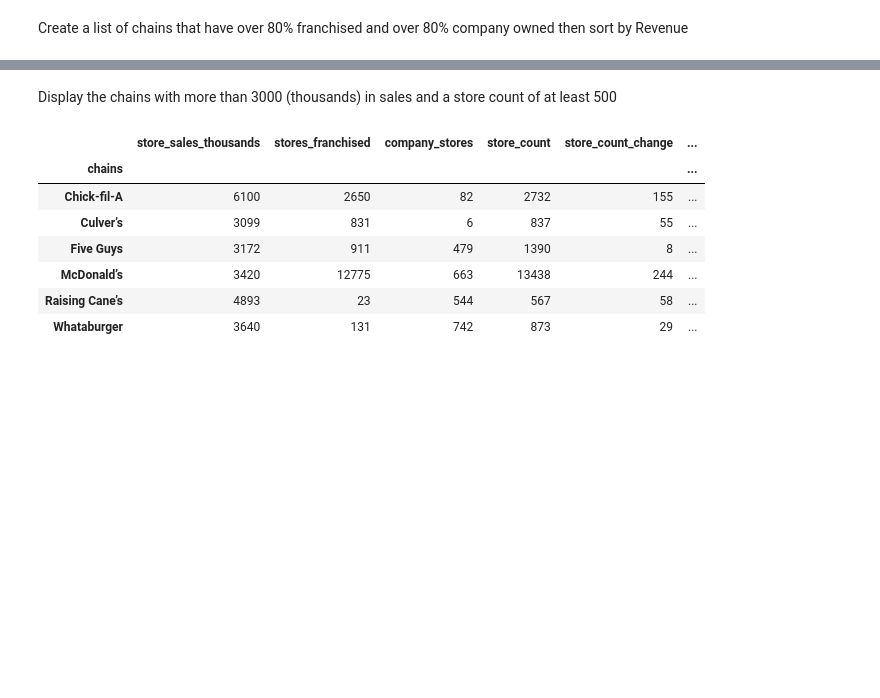
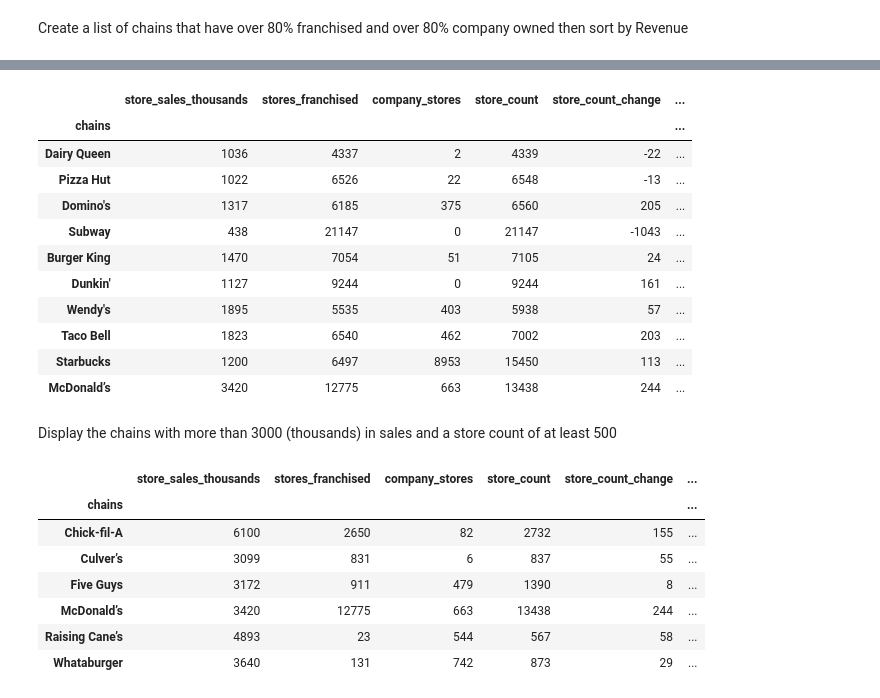
Before and after one commit to JA-Acosta/PandasCourse, a Jupyter notebook: fast_food_notebooks/fast_food_pracitce.ipynb, the cells around one changed output, grey strips where cells are left out. Cells and saved outputs as stored; diff of their text form; code cells hidden in the pictures; blank space fills up the shorter version.

```diff
--- a/fast_food_notebooks/fast_food_pracitce.ipynb
+++ b/fast_food_notebooks/fast_food_pracitce.ipynb
@@ -308,3 +305,21 @@ Create a list of chains that have over 80% franchised and over 80% company owned
+# %%
+df[
+    (df.stores_franchised.quantile(.20) < df.stores_franchised) &
+    (df.stores_franchised > df.stores_franchised.quantile(.80))
+].sort_values(by='sales_in_thousands')
+# %% [output]
+|  | store_sales_thousands | stores_franchised | company_stores | store_count | store_count_change | ... |
+| chains |  |  |  |  |  | ... |
+| Dairy Queen | 1036 | 4337 | 2 | 4339 | -22 | ... |
+| Pizza Hut | 1022 | 6526 | 22 | 6548 | -13 | ... |
+| Domino's | 1317 | 6185 | 375 | 6560 | 205 | ... |
+| Subway | 438 | 21147 | 0 | 21147 | -1043 | ... |
+| Burger King | 1470 | 7054 | 51 | 7105 | 24 | ... |
+| Dunkin' | 1127 | 9244 | 0 | 9244 | 161 | ... |
+| Wendy's | 1895 | 5535 | 403 | 5938 | 57 | ... |
+| Taco Bell | 1823 | 6540 | 462 | 7002 | 203 | ... |
+| Starbucks | 1200 | 6497 | 8953 | 15450 | 113 | ... |
+| McDonald’s | 3420 | 12775 | 663 | 13438 | 244 | ... |
 # %% [markdown]
 Display the chains with more than 3000 (thousands) in sales and a store count of at least 500
 # %%
```
Also changed, not shown: parts of 4 cells of this notebook, 1 other file.
